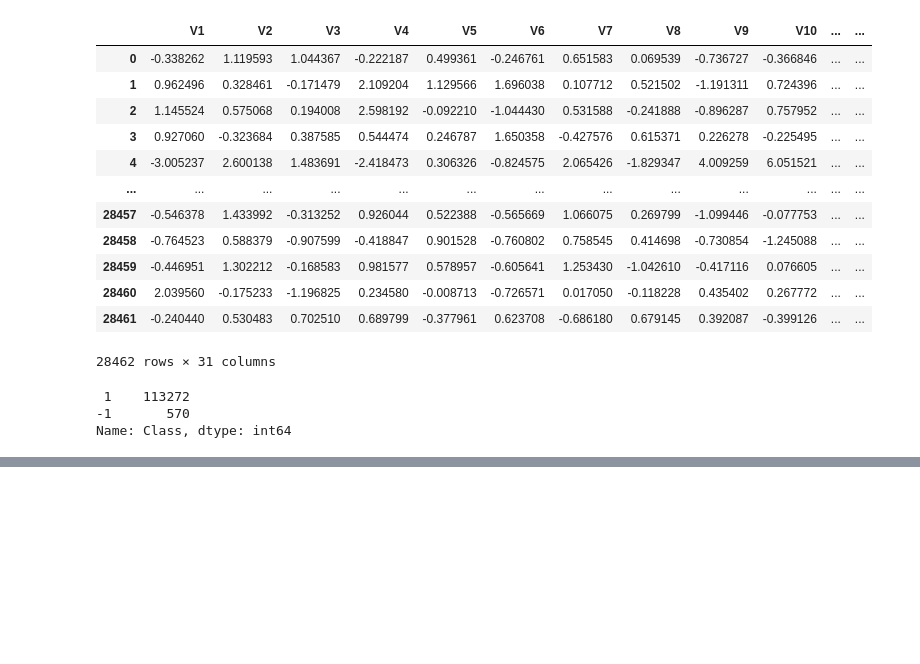
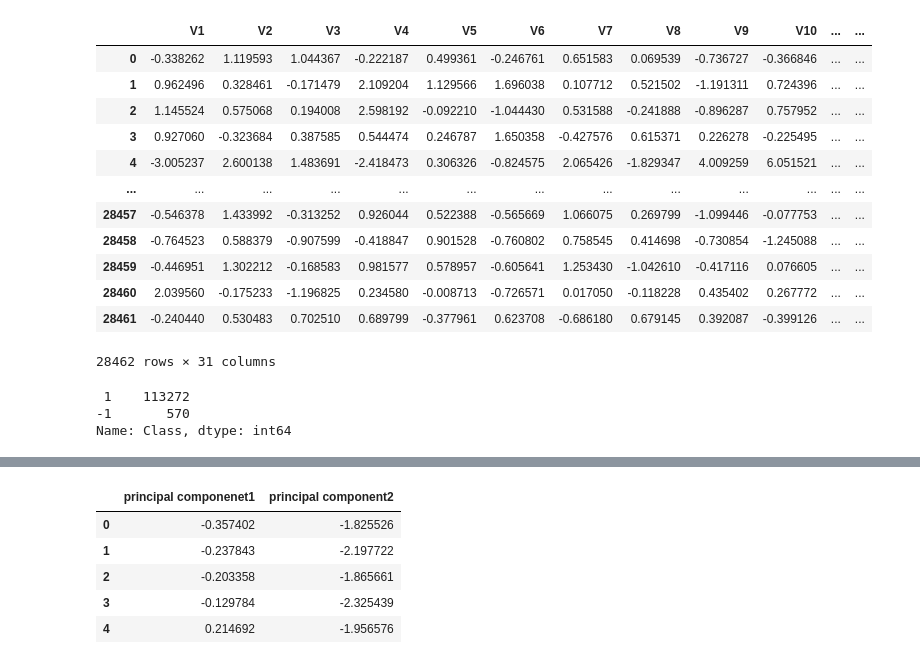
Before and after one commit to Owening2/Creditcard_Fraud_Detection, a Jupyter notebook: test2.ipynb, the cells around one changed output, grey strips where cells are left out. Drawn from its saved outputs; the diff is of its cells as text; code cells hidden in the pictures; blank space fills up the shorter version.

```diff
--- a/test2.ipynb
+++ b/test2.ipynb
@@ -147,0 +179,9 @@ plt.show()
+# %%
+principalDF.head()
+# %% [output]
+|  | principal componenet1 | principal component2 |
+| 0 | -0.357402 | -1.825526 |
+| 1 | -0.237843 | -2.197722 |
+| 2 | -0.203358 | -1.865661 |
+| 3 | -0.129784 | -2.325439 |
+| 4 | 0.214692 | -1.956576 |
```
Also changed, not shown: parts of 11 cells of this notebook.
